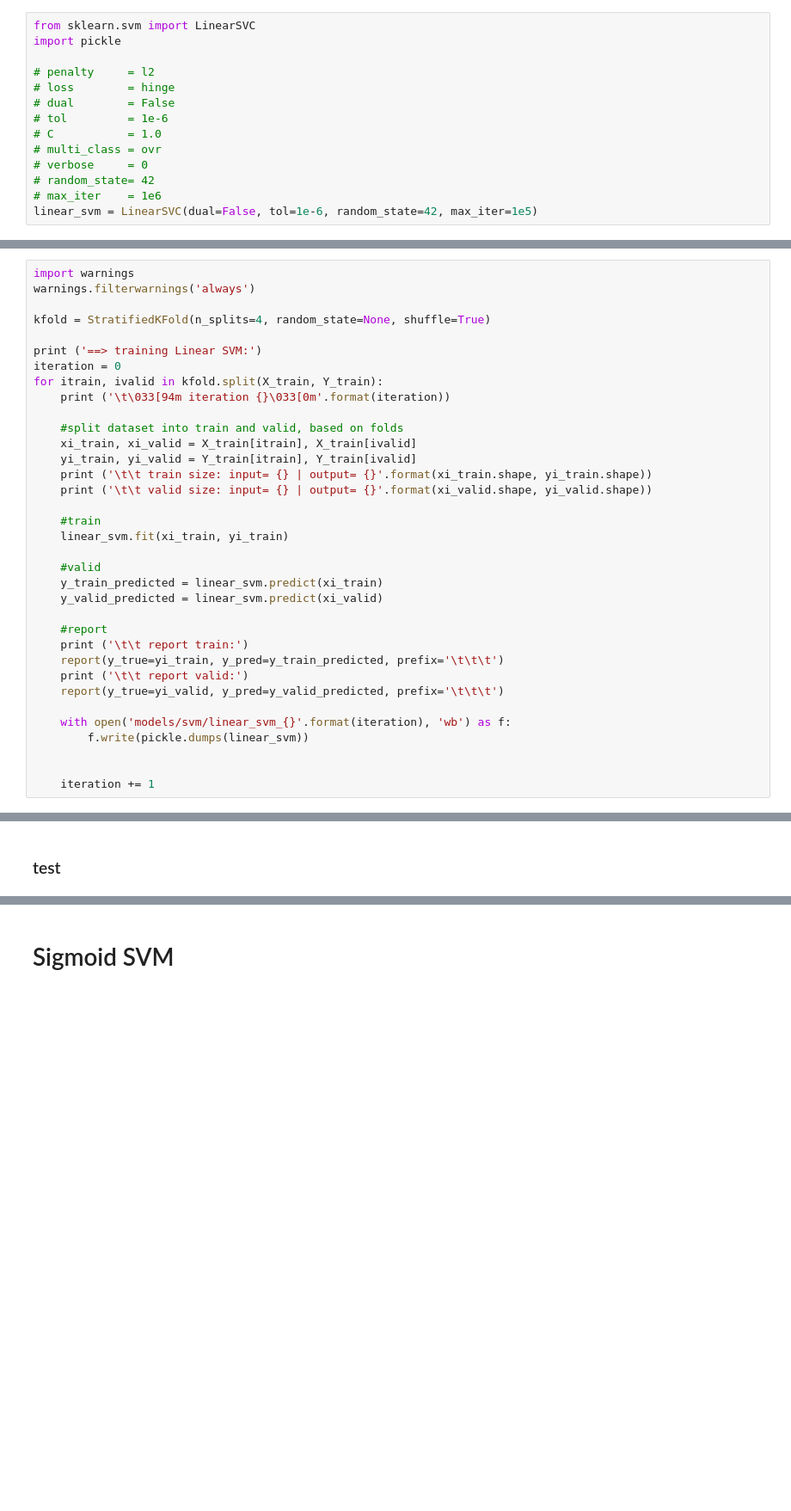
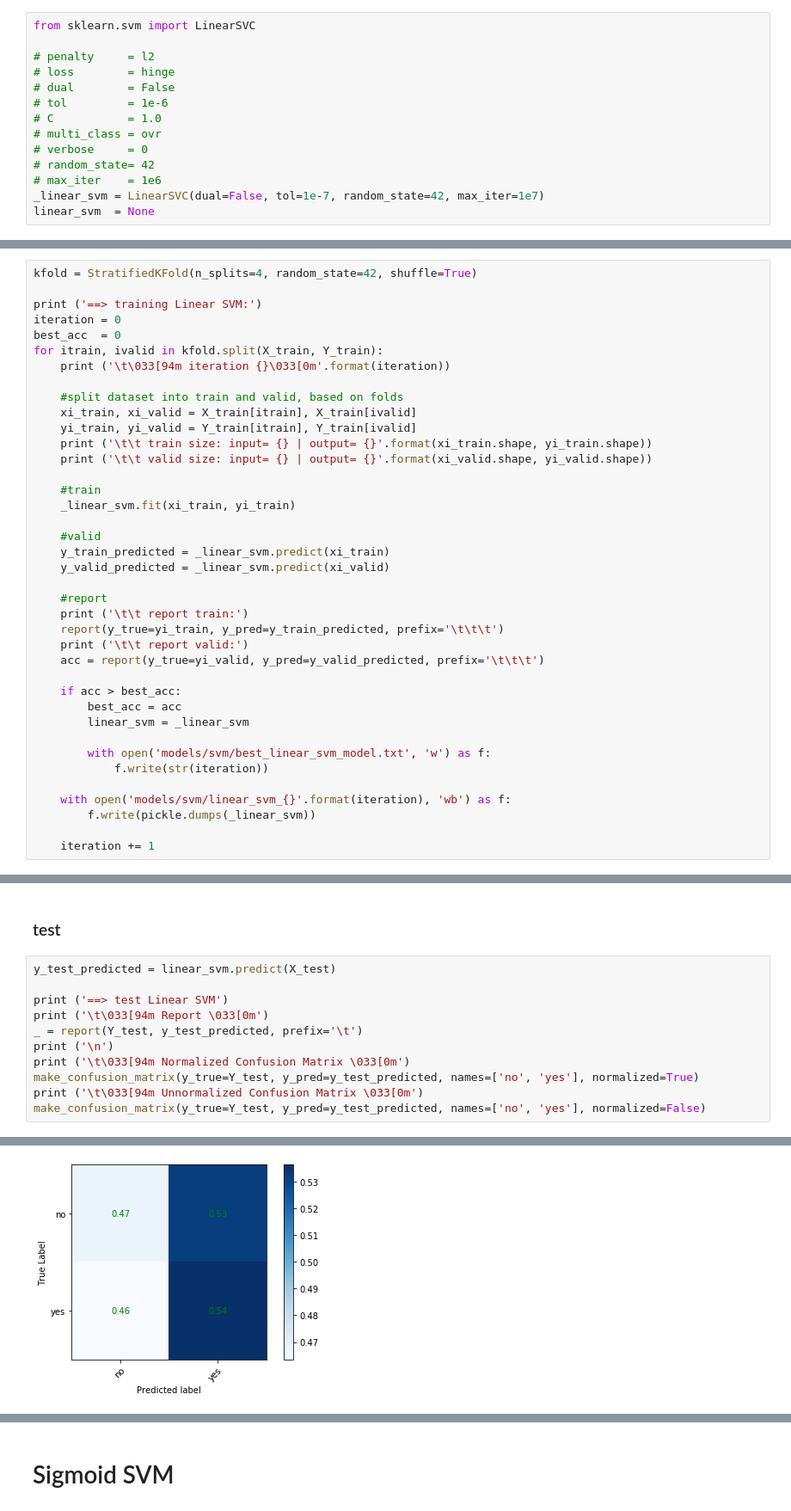
Before and after one commit to IagoGomes/MAI5003-ProjetoProb, a Jupyter notebook: svm.ipynb, the cells around one changed output, grey strips where cells are left out. Shown: that part at 86% size. Saved outputs shown, nothing was run; the diff lists cells and outputs as text; blank space fills up the shorter version.

Commit message:
add all svm models and mlp

```diff
--- a/svm.ipynb
+++ b/svm.ipynb
@@ -97,7 +157,6 @@ def report(y_true, y_pred, prefix):
 # Linear SVM
 # %%
 from sklearn.svm import LinearSVC
-import pickle
 
 # penalty     = l2
 # loss        = hinge
@@ -108,17 +167,16 @@ import pickle
 # verbose     = 0
 # random_state= 42
 # max_iter    = 1e6
-linear_svm = LinearSVC(dual=False, tol=1e-6, random_state=42, max_iter=1e5)
+_linear_svm = LinearSVC(dual=False, tol=1e-7, random_state=42, max_iter=1e7)
+linear_svm  = None
 # %% [markdown]
 ### training
 # %%
-import warnings
-warnings.filterwarnings('always')
-
-kfold = StratifiedKFold(n_splits=4, random_state=None, shuffle=True)
+kfold = StratifiedKFold(n_splits=4, random_state=42, shuffle=True)
 
 print ('==> training Linear SVM:')
 iteration = 0
+best_acc  = 0
 for itrain, ivalid in kfold.split(X_train, Y_train):
     print ('\t\033[94m iteration {}\033[0m'.format(iteration))
 
@@ -129,21 +187,27 @@ for itrain, ivalid in kfold.split(X_train, Y_train):
     print ('\t\t valid size: input= {} | output= {}'.format(xi_valid.shape, yi_valid.shape))
 
     #train
-    linear_svm.fit(xi_train, yi_train)
+    _linear_svm.fit(xi_train, yi_train)
 
     #valid
-    y_train_predicted = linear_svm.predict(xi_train)
-    y_valid_predicted = linear_svm.predict(xi_valid)
+    y_train_predicted = _linear_svm.predict(xi_train)
+    y_valid_predicted = _linear_svm.predict(xi_valid)
 
     #report
     print ('\t\t report train:')
     report(y_true=yi_train, y_pred=y_train_predicted, prefix='\t\t\t')
     print ('\t\t report valid:')
-    report(y_true=yi_valid, y_pred=y_valid_predicted, prefix='\t\t\t')
+    acc = report(y_true=yi_valid, y_pred=y_valid_predicted, prefix='\t\t\t')
+
+    if acc > best_acc:
+        best_acc = acc
+        linear_svm = _linear_svm
+
+        with open('models/svm/best_linear_svm_model.txt', 'w') as f:
+            f.write(str(iteration))
 
     with open('models/svm/linear_svm_{}'.format(iteration), 'wb') as f:
-        f.write(pickle.dumps(linear_svm))
-
+        f.write(pickle.dumps(_linear_svm))
 
     iteration += 1
 # %% [output]
@@ -221,2 +231,14 @@ for itrain, ivalid in kfold.split(X_train, Y_train):
 # %% [markdown]
 ### test
+# %%
+y_test_predicted = linear_svm.predict(X_test)
+
+print ('==> test Linear SVM')
+print ('\t\033[94m Report \033[0m')
+_ = report(Y_test, y_test_predicted, prefix='\t')
+print ('\n')
+print ('\t\033[94m Normalized Confusion Matrix \033[0m')
+make_confusion_matrix(y_true=Y_test, y_pred=y_test_predicted, names=['no', 'yes'], normalized=True)
+print ('\t\033[94m Unnormalized Confusion Matrix \033[0m')
+make_confusion_matrix(y_true=Y_test, y_pred=y_test_predicted, names=['no', 'yes'], normalized=False)
+# %% [output]
@@ -222,0 +257 @@ for itrain, ivalid in kfold.split(X_train, Y_train):
+[figure, added]
```
Also changed, not shown: parts of 15 cells of this notebook, 18 other files.
